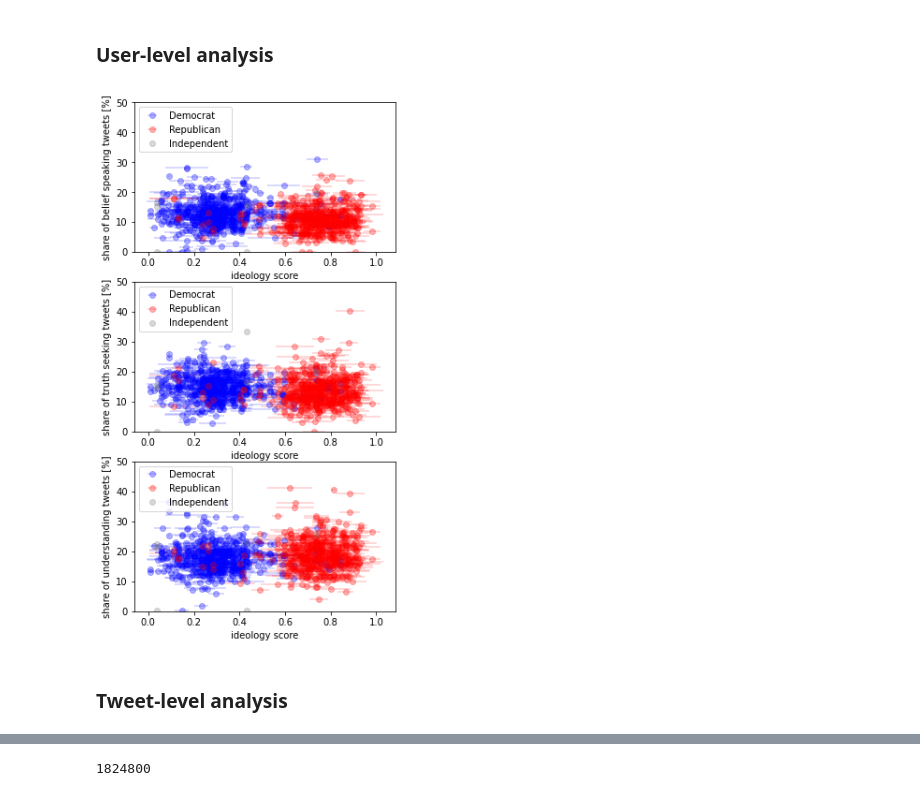
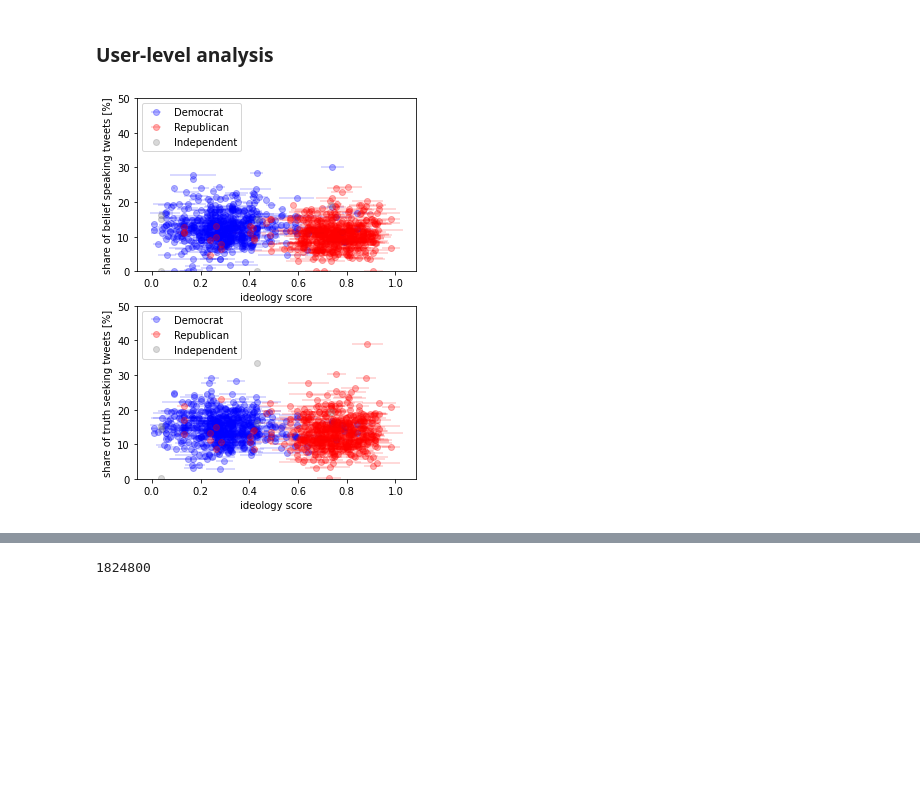
Before and after one commit to StephanLewandowsky/Honesty-project, a Jupyter notebook: code/analysis_twitter/analyze_US_politician_tweeted_URLs.ipynb, the cells around one changed output, grey strips where cells are left out. Cells and saved outputs as stored; diff of their text form; code cells hidden in the pictures; blank space fills up the shorter version.

Commit message:
many more honesty and NewsGuard analyses

```diff
--- a/code/analysis_twitter/analyze_US_politician_tweeted_URLs.ipynb
+++ b/code/analysis_twitter/analyze_US_politician_tweeted_URLs.ipynb
@@ -689,7 +712,6 @@ congress_twitter_handles = congress_twitter_handles\
 # %%
 user_df = pd.merge(user_df, congress_twitter_handles, how="left", left_on="handle", right_on="handle")
 # %%
-from matplotlib.gridspec import GridSpec
 # share = cutoff @ NewsGuard < 60
 # share_40 = cutoff @ NewsGuard < 40
 # share_20 = cutoff @ NewsGuard < 20
@@ -744,6 +766,7 @@ ax.set_yscale('log')
 ax.set_ylabel("share of tweets with fishy links [%]")
 ax.set_ylim(2e-2, 5e1)
 ax.set_xticks([])
+ax.set_xlim(-0.02, 1.02)
 
 subsubset = subset[subset[fishy_col] == 0].copy()
 subsubset[fishy_col] = subsubset[fishy_col]\
@@ -774,8 +797,11 @@ ax2.scatter(ind_inactive["ideology_mean"], ind_inactive[fishy_col], color=indgre
 ax2.set_yticks([])
 ax2.set_xlabel("ideology score")
 ax2.set_ylim([-1.5, 1.5])
+ax2.set_xlim(-0.02, 1.02)
 ax2.set_ylabel("no fishy\nlinks")
 plt.savefig(f"../../plots/ideology_scores_and_fishy_links_cutoff_{cutoff}.pdf")
 plt.savefig(f"../../plots/ideology_scores_and_fishy_links_cutoff_{cutoff}.png",
             bbox_inches="tight", facecolor="white")
+plt.savefig(f"../../plots/ideology_scores_and_fishy_links_cutoff_{cutoff}.svg",
+            bbox_inches="tight")
 # %% [output]
@@ -793,23 +819,39 @@ sent 20 bytes  received 138 bytes  105.33 bytes/sec
 total size is 667,007,968  speedup is 4,221,569.42
 # %%
 fname = "combined_US_politician_twitter_timelines_2010-11-06_to_2022-03-16_threshold_label.csv"
-cols = ["id", "author_id", "belief_label", "truth_label", "understanding_label"]
+cols = ["id", "author_id", "belief_count", "truth_count", "understanding_count"]
 honesty_tweets = pd.read_csv(join(src, fname), usecols=cols)
 
 honesty_tweets["author_id"] = honesty_tweets["author_id"].apply(lambda x: x.replace('"', ''))
 honesty_tweets["id"] = honesty_tweets["id"].apply(lambda x: x.replace('"', ''))
-honesty_tweets = honesty_tweets.rename(columns={
-    "belief_label":"belief",
-    "truth_label":"truth",
-    "understanding_label":"understanding"})
+#honesty_tweets = honesty_tweets.rename(columns={
+#    "belief_label":"belief",
+#    "truth_label":"truth",
+#    "understanding_label":"understanding"})
+# %%
+# 190650 unambiguous belief tweets
+# 240302 unambiguous truth tweets
+# 30613 ties with count > 0 including 607 ties with count > 1 and 13 ties with count > 2
+honesty_tweets["belief"] = 0
+honesty_tweets["truth"] = 0
+
+# unambigous majority votes
+honesty_tweets.loc[honesty_tweets[honesty_tweets["belief_count"] > honesty_tweets["truth_count"]].index, "belief"] = 1
+honesty_tweets.loc[honesty_tweets[honesty_tweets["truth_count"] > honesty_tweets["belief_count"]].index, "truth"] = 1
+
+# ties
+honesty_tweets.loc[honesty_tweets[(honesty_tweets["truth_count"] == honesty_tweets["belief_count"]) &\
+                                  (honesty_tweets["truth_count"] > 0)].index, "truth"] = 1
+honesty_tweets.loc[honesty_tweets[(honesty_tweets["truth_count"] == honesty_tweets["belief_count"]) &\
+                                  (honesty_tweets["truth_count"] > 0)].index, "belief"] = 1
 # %% [markdown]
 ### User-level analysis
 # %%
-honesty_label_count = honesty_tweets[["author_id", "belief", "truth", "understanding"]]\
+honesty_label_count = honesty_tweets[["author_id", "belief", "truth"]]\
     .groupby("author_id")\
     .agg(["sum", "count"])
 
-for col in ["belief", "truth", "understanding"]:
+for col in ["belief", "truth"]:
     honesty_label_count[f"{col}_share"] = honesty_label_count[col]["sum"] / \
     honesty_label_count[col]["count"]
 
@@ -821,36 +863,33 @@ honesty_label_count["author_id"] = honesty_label_count["author_id"].apply(match_
 user_df = user_df.merge(honesty_label_count, how="left", left_on="author_id",
              right_on="author_id")
 # %%
-fig, axes = plt.subplots(3, 1, figsize=(5, 10))
+fig, axes = plt.subplots(2, 1, figsize=(5, 7))
 dem = user_df[user_df["party"] == "Democrat"]
 rep = user_df[user_df["party"] == "Republican"]
 ind = user_df[user_df["party"] == "Independent"]
 
 for ax, col, label in zip(axes.flatten(),
-        ["belief_share", "truth_share", "understanding_share"],
-        ["belief speaking", "truth seeking", "understanding"]):
+        ["belief_share", "truth_share"], ["belief speaking", "truth seeking"]):
     stuff = ax.errorbar(dem["ideology_mean"], dem[col] * 100 + 0.1, fmt='o',
                xerr=dem["ideology_std"], color='b',
                label="Democrat", alpha=0.3)
     markers, caps, bars = stuff
     [bar.set_alpha(0.2) for bar in bars]
 
     stuff = ax.errorbar(rep["ideology_mean"], rep[col] * 100 + 0.1, fmt='o',
                xerr=rep["ideology_std"], color='r', label="Republican", alpha=0.3)
     markers, caps, bars = stuff
     [bar.set_alpha(0.2) for bar in bars]
 
     stuff = ax.errorbar(ind["ideology_mean"], ind[col] * 100 + 0.1, fmt='o',
                color='grey', label="Independent", alpha=0.3)
     markers, caps, bars = stuff
     [bar.set_alpha(0.2) for bar in bars]
 
     ax.legend(loc=2)
     ax.set_xlabel("ideology score")
     ax.set_ylabel(f"share of {label} tweets [%]")
     ax.set_ylim(0, 50)
 plt.savefig("../../plots/ideology_and_honesty_labels.pdf")
 # %% [output]
-[figure, old version]
+[figure, new version]
-# %% [markdown]
-### Tweet-level analysis
```
Also changed, not shown: parts of 86 cells of this notebook.
